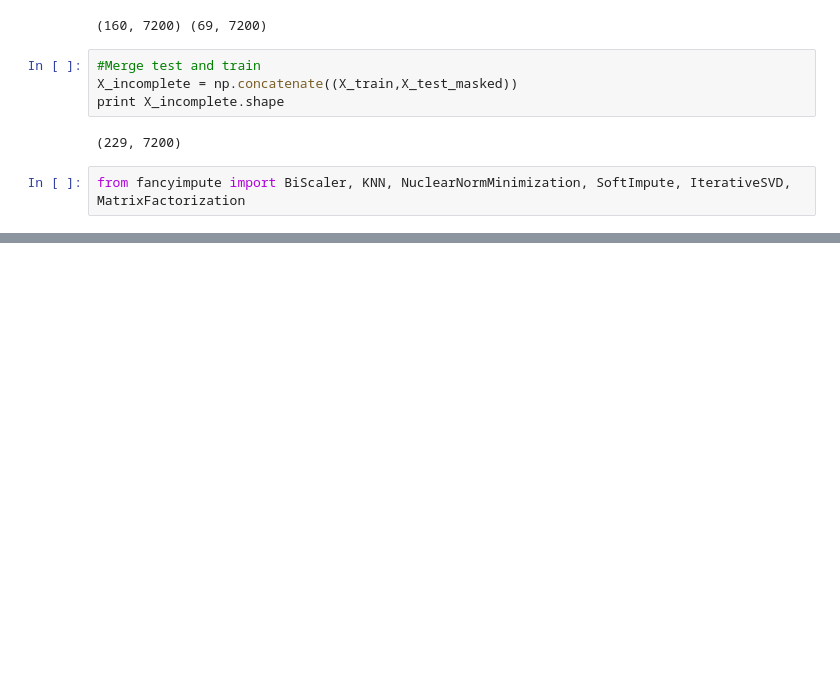
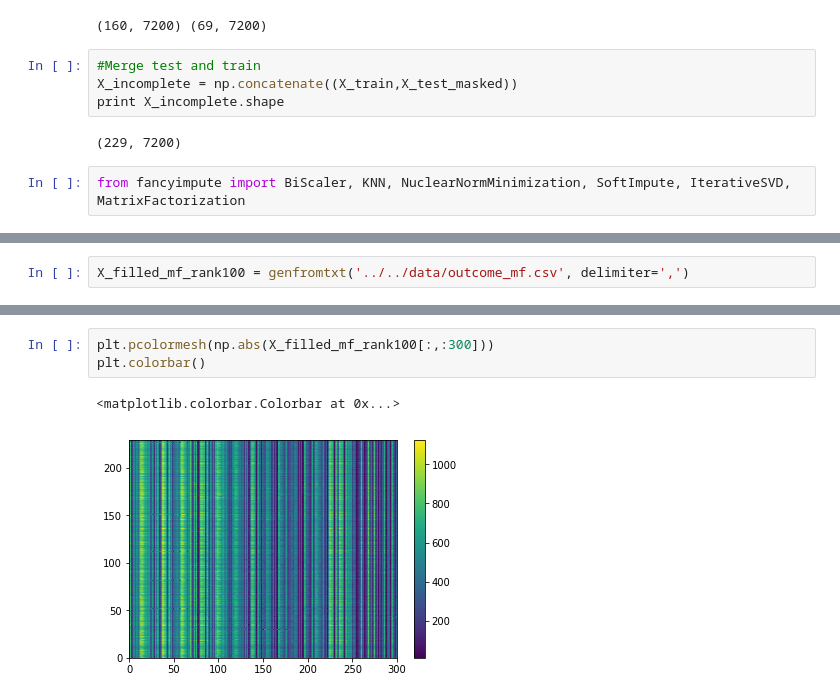
Before and after one commit to ejake/mandibular_morphology, a Jupyter notebook: matrix_completion.ipynb, the cells around one changed output, grey strips where cells are left out. Saved outputs shown, nothing was run; the diff lists cells and outputs as text; blank space fills up the shorter version.

```diff
--- a/matrix_completion.ipynb
+++ b/matrix_completion.ipynb
@@ -118,0 +246,2 @@ print("knnImpute MSE: %f" % knn_mse)
+# %%
+X_filled_mf_rank100 = genfromtxt('../../data/outcome_mf.csv', delimiter=',')
@@ -118,0 +253,6 @@ print("knnImpute MSE: %f" % knn_mse)
+# %%
+plt.pcolormesh(np.abs(X_filled_mf_rank100[:,:300]))
+plt.colorbar()
+# %% [output]
+<matplotlib.colorbar.Colorbar at 0x...>
+[figure, added]
```
Also changed, not shown: parts of 34 cells of this notebook, 1 other file.
